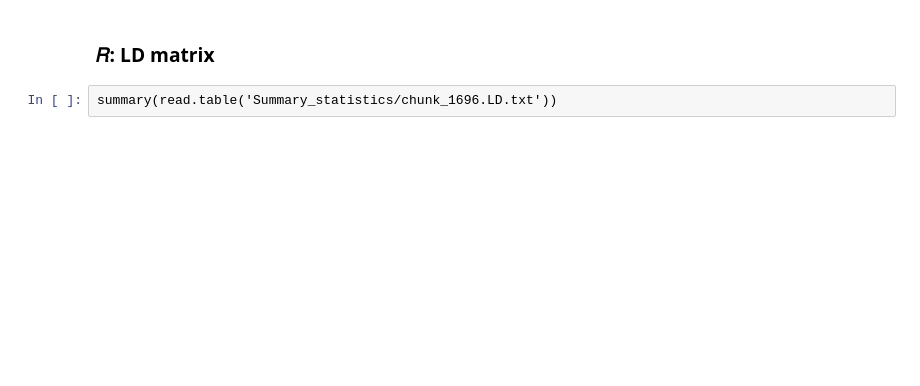
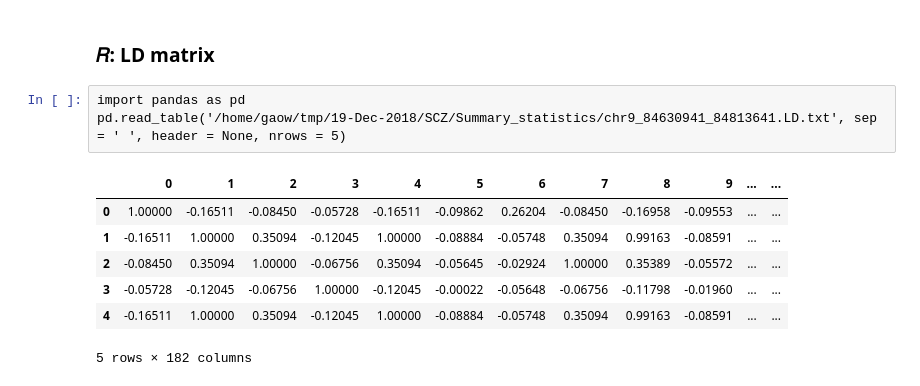
Before and after one commit to gaow/fine-mapping, a Jupyter notebook: workflow/summary_statistics_wrangler.ipynb, the cells around one changed output. Saved outputs shown, nothing was run; the diff lists cells and outputs as text; blank space fills up the shorter version.

```diff
--- a/workflow/summary_statistics_wrangler.ipynb
+++ b/workflow/summary_statistics_wrangler.ipynb
@@ -384,4 +485,13 @@ sos run workflow/summary_statistics_wrangler.ipynb --reference /home/gaow/tmp/19
 # %% [markdown]
 ### 𝑅: LD matrix
-# %%
-summary(read.table('Summary_statistics/chunk_1696.LD.txt'))
+# %%
+import pandas as pd
+pd.read_table('/home/gaow/tmp/19-Dec-2018/SCZ/Summary_statistics/chr9_84630941_84813641.LD.txt', sep = ' ', header = None, nrows = 5)
+# %% [output]
+|  | 0 | 1 | 2 | 3 | 4 | 5 | 6 | 7 | 8 | 9 | ... | ... |
+| 0 | 1.00000 | -0.16511 | -0.08450 | -0.05728 | -0.16511 | -0.09862 | 0.26204 | -0.08450 | -0.16958 | -0.09553 | ... | ... |
+| 1 | -0.16511 | 1.00000 | 0.35094 | -0.12045 | 1.00000 | -0.08884 | -0.05748 | 0.35094 | 0.99163 | -0.08591 | ... | ... |
+| 2 | -0.08450 | 0.35094 | 1.00000 | -0.06756 | 0.35094 | -0.05645 | -0.02924 | 1.00000 | 0.35389 | -0.05572 | ... | ... |
+| 3 | -0.05728 | -0.12045 | -0.06756 | 1.00000 | -0.12045 | -0.00022 | -0.05648 | -0.06756 | -0.11798 | -0.01960 | ... | ... |
+| 4 | -0.16511 | 1.00000 | 0.35094 | -0.12045 | 1.00000 | -0.08884 | -0.05748 | 0.35094 | 0.99163 | -0.08591 | ... | ... |
+5 rows × 182 columns
```
Also changed, not shown: parts of 26 cells of this notebook.
